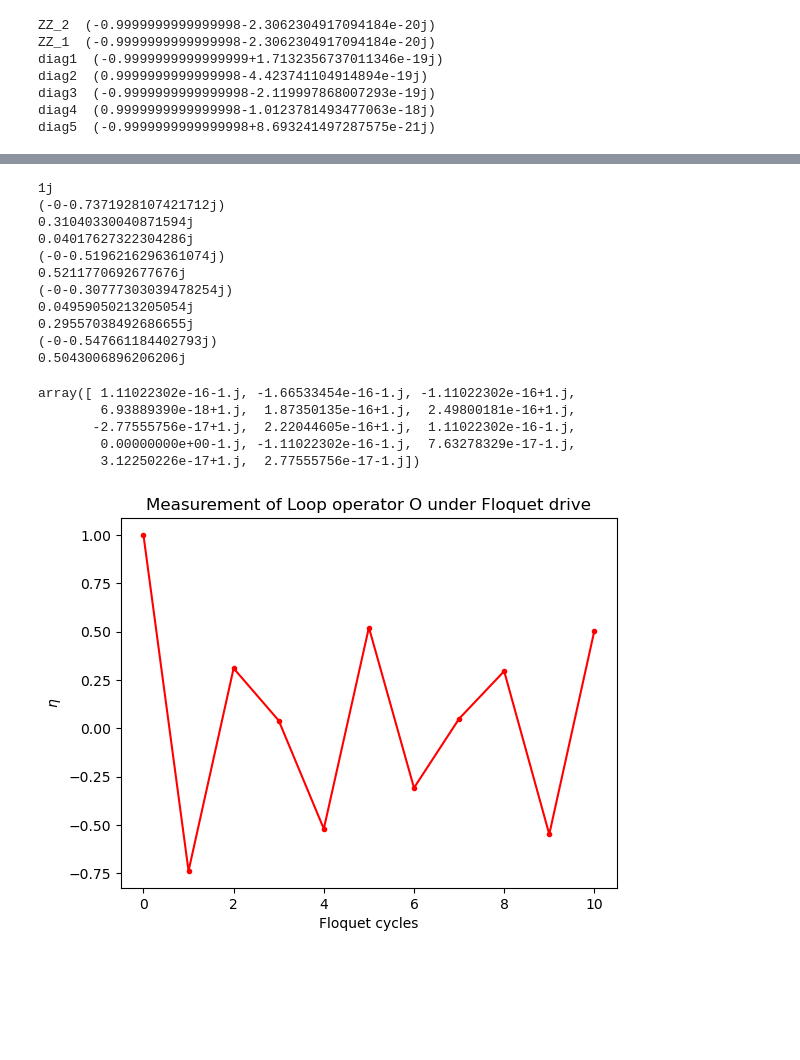
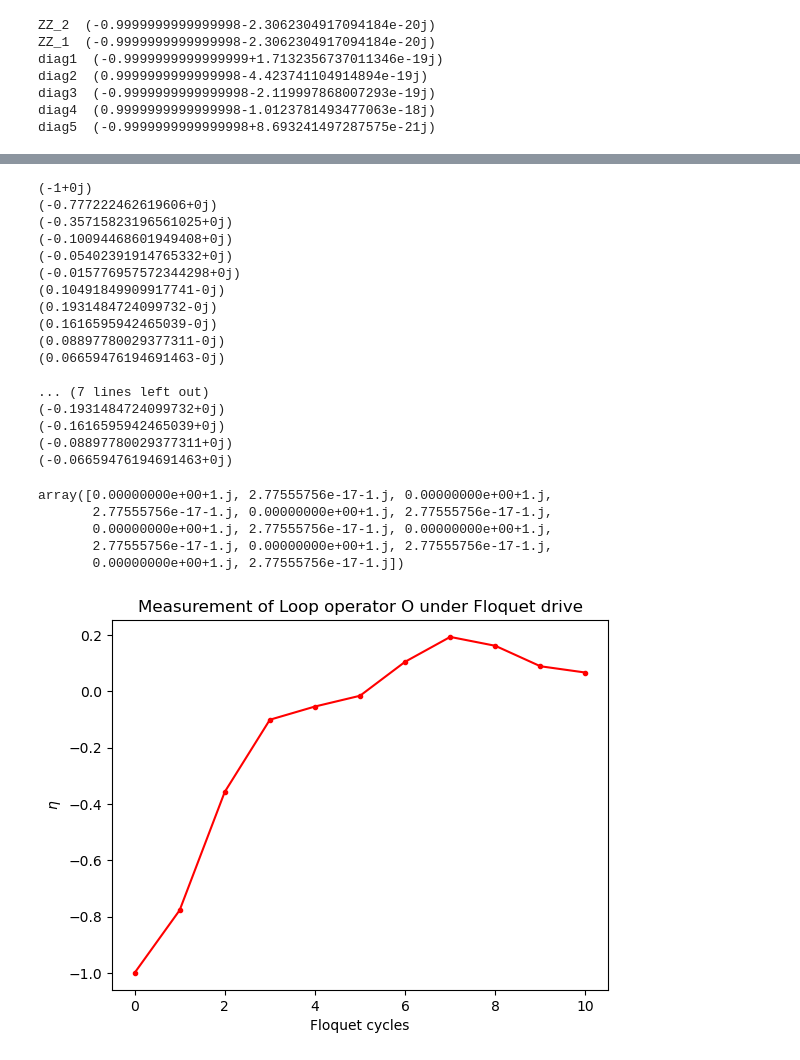
Before and after one commit to gconcheri/MasterThesis, a Jupyter notebook: ed_vs_fgs.ipynb, the cells around one changed output, grey strips where cells are left out. Saved outputs shown, nothing was run; the diff lists cells and outputs as text; code cells hidden in the pictures; blank space fills up the shorter version.

```diff
--- a/ed_vs_fgs.ipynb
+++ b/ed_vs_fgs.ipynb
@@ -179,12 +177,18 @@ diag3  (-0.9999999999999998-2.119997868007293e-19j)
 diag4  (0.9999999999999998-1.0123781493477063e-18j)
 diag5  (-0.9999999999999998+8.693241497287575e-21j)
 # %%
-T = 0.8
+T = 0.2
 
-_, list_zxzx = ed.floquet_evolution(psi_e, 10, n_spins, e_loop, T=T, X=X, Z=Z, Y=Y, I=I)
+_, list_e_loop = ed.floquet_evolution(psi_e, 10, n_spins, e_loop, T=T, X=X, Z=Z, Y=Y, I=I)
 
-for i in list_zxzx:
+for i in list_e_loop:
     print(i)
+print()
+
+_, list_diagonal1 = ed.floquet_evolution(psi_e, 10, n_spins, diagonal_1, T=T, X=X, Z=Z, Y=Y, I=I)
+
+for i in list_diagonal1:
+    print(i)
 # %% [output]
 i,j,z 1 1 1
 i,j,z 1 1 1
@@ -206,45 +210,61 @@ i,j,z 1 1 1
 # %%
 fgs.reset_cov_0_matrix()
 fgs.reset_cov_e_matrix()
 
 Rex, Rey, Rez, Re = f.floquet_operator(fgs.he_x, fgs.he_y, fgs.he_z, T, alpha = -1)
 R0x, R0y, R0z, R0 = f.floquet_operator(fgs.h0_x, fgs.h0_y, fgs.h0_z, T, alpha = -1)
 
 N = 10
-exp_value = []
+exp_value_loop = []
+exp_value_diagonal = []
+
+indices = [2,9]
+diagonal = np.zeros(model.Nsites)
+diagonal[indices] = 1  # sets all specified indices to 1
+
 for i in range(N):
-    n = fgs.expectation_val_Majorana_string(model, small_loop=True)[1]
-    exp_value.append(n)
-    print(n)
-    fgs.update_cov_0_matrix(R0)
+    exp_value_loop.append(fgs.expectation_val_Majorana_string(model, small_loop=True)[1])
+    exp_value_diagonal.append(fgs.expectation_val_Majorana_string(majoranas=diagonal, factor = -1j)[1])
     fgs.update_cov_e_matrix(Re)
 
+exp_value_loop.append(fgs.expectation_val_Majorana_string(model, small_loop=True)[1])
+exp_value_diagonal.append(fgs.expectation_val_Majorana_string(majoranas=diagonal, factor = -1j)[1])
 
-n = fgs.expectation_val_Majorana_string(model, small_loop=True)[1]
-exp_value.append(n)
-print(n)
 
-plt.plot(range(N+1), np.imag(exp_value), '.-', color='red')
+for i in exp_value_loop:
+    print(i)
+print()
+
+for i in exp_value_diagonal:
+    print(i)
+
+plt.plot(range(N+1), exp_value_loop, '.-', color='red')
 plt.xlabel('Floquet cycles')
 plt.ylabel(r'$\eta$')
 plt.title("Measurement of Loop operator O under Floquet drive")
 
 np.linalg.eigvals(fgs.Cov_0)
 # %% [output]
-1j
-(-0-0.7371928107421712j)
-0.31040330040871594j
-0.04017627322304286j
-(-0-0.5196216296361074j)
-0.5211770692677676j
-(-0-0.30777303039478254j)
-0.04959050213205054j
-0.29557038492686655j
-(-0-0.547661184402793j)
-0.5043006896206206j
+(-1+0j)
+(-0.777222462619606+0j)
+(-0.35715823196561025+0j)
+(-0.10094468601949408+0j)
+(-0.05402391914765332+0j)
+(-0.015776957572344298+0j)
+(0.10491849909917741-0j)
+(0.1931484724099732-0j)
+(0.1616595942465039-0j)
+(0.08897780029377311-0j)
+(0.06659476194691463-0j)
+
+... (7 lines left out)
+(-0.1931484724099732+0j)
+(-0.1616595942465039+0j)
+(-0.08897780029377311+0j)
+(-0.06659476194691463+0j)
-array([ 1.11022302e-16-1.j, -1.66533454e-16-1.j, -1.11022302e-16+1.j,
-        6.93889390e-18+1.j,  1.87350135e-16+1.j,  2.49800181e-16+1.j,
-       -2.77555756e-17+1.j,  2.22044605e-16+1.j,  1.11022302e-16-1.j,
-        0.00000000e+00-1.j, -1.11022302e-16-1.j,  7.63278329e-17-1.j,
-        3.12250226e-17+1.j,  2.77555756e-17-1.j])
+array([0.00000000e+00+1.j, 2.77555756e-17-1.j, 0.00000000e+00+1.j,
+       2.77555756e-17-1.j, 0.00000000e+00+1.j, 2.77555756e-17-1.j,
+       0.00000000e+00+1.j, 2.77555756e-17-1.j, 0.00000000e+00+1.j,
+       2.77555756e-17-1.j, 0.00000000e+00+1.j, 2.77555756e-17-1.j,
+       0.00000000e+00+1.j, 2.77555756e-17-1.j])
-[figure, old version]
+[figure, new version]
```
Also changed, not shown: parts of 6 cells of this notebook, 5 other files.
